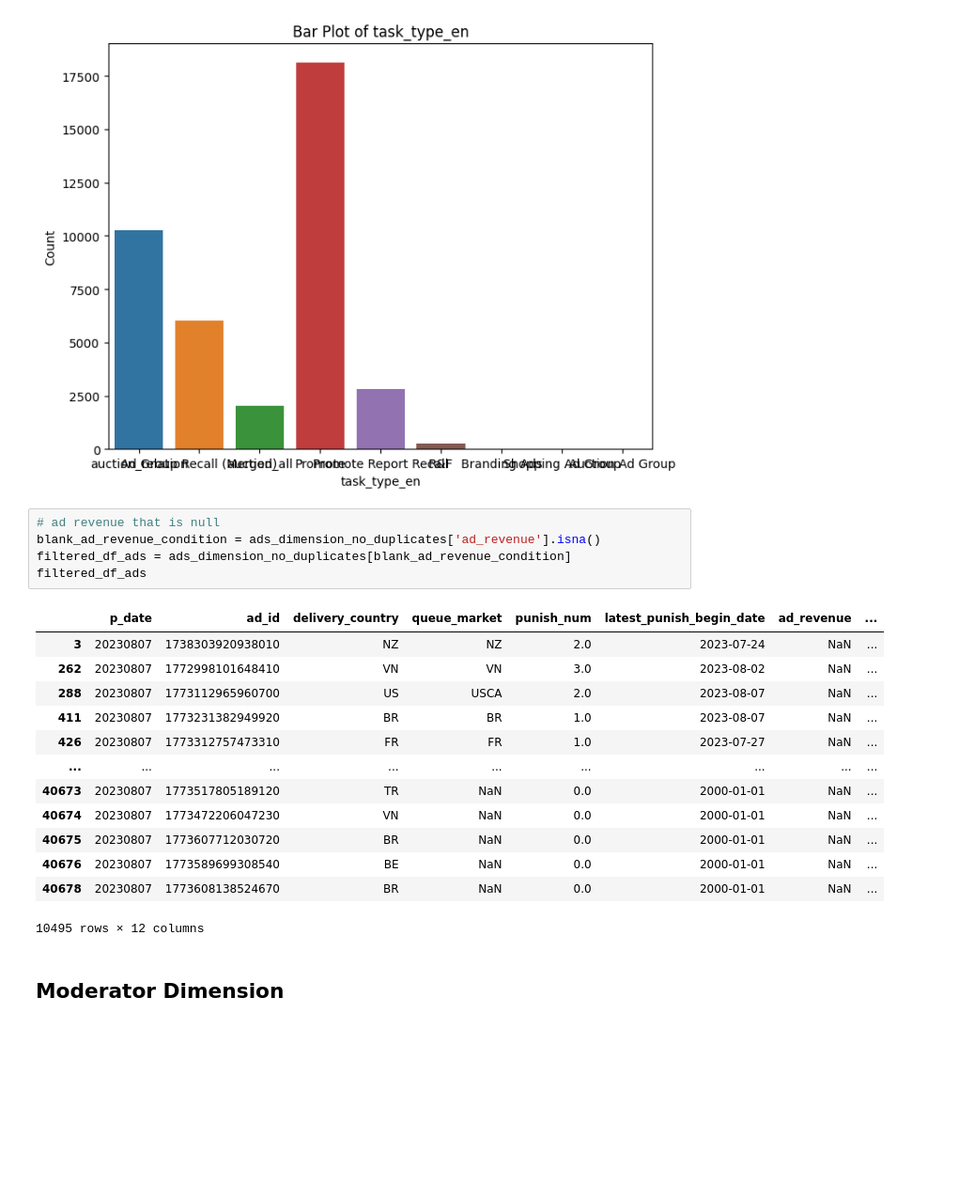
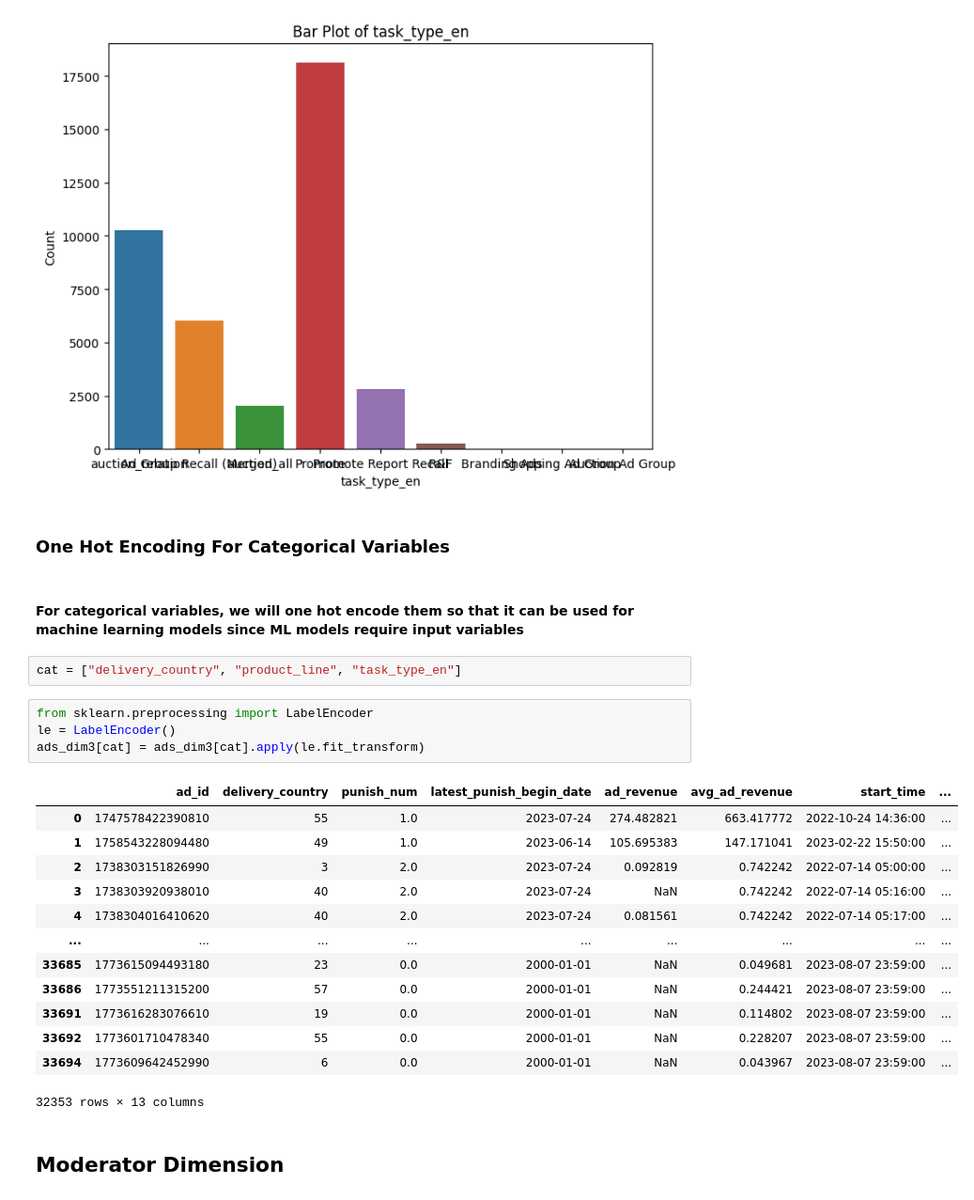
Before and after one commit to Lu-Yi-Fan/Tiktok-hackerthon, a Jupyter notebook: main.ipynb, the cells around one changed output. Shown: that part at 94% size. Drawn from its saved outputs; the diff is of its cells as text; blank space fills up the shorter version.

Commit message:
one hot encoding

```diff
--- a/main.ipynb
+++ b/main.ipynb
@@ -574,25 +571,30 @@ for column in cat_cols:
 [figure]
 [figure]
 [figure]
-# %%
-# ad revenue that is null
-blank_ad_revenue_condition = ads_dimension_no_duplicates['ad_revenue'].isna()
-filtered_df_ads = ads_dimension_no_duplicates[blank_ad_revenue_condition]
-filtered_df_ads
-# %% [output]
-|  | p_date | ad_id | delivery_country | queue_market | punish_num | latest_punish_begin_date | ad_revenue | ... |
-| 3 | 20230807 | 1738303920938010 | NZ | NZ | 2.0 | 2023-07-24 | NaN | ... |
-| 262 | 20230807 | 1772998101648410 | VN | VN | 3.0 | 2023-08-02 | NaN | ... |
-| 288 | 20230807 | 1773112965960700 | US | USCA | 2.0 | 2023-08-07 | NaN | ... |
-| 411 | 20230807 | 1773231382949920 | BR | BR | 1.0 | 2023-08-07 | NaN | ... |
-| 426 | 20230807 | 1773312757473310 | FR | FR | 1.0 | 2023-07-27 | NaN | ... |
-| ... | ... | ... | ... | ... | ... | ... | ... | ... |
-| 40673 | 20230807 | 1773517805189120 | TR | NaN | 0.0 | 2000-01-01 | NaN | ... |
-| 40674 | 20230807 | 1773472206047230 | VN | NaN | 0.0 | 2000-01-01 | NaN | ... |
-| 40675 | 20230807 | 1773607712030720 | BR | NaN | 0.0 | 2000-01-01 | NaN | ... |
-| 40676 | 20230807 | 1773589699308540 | BE | NaN | 0.0 | 2000-01-01 | NaN | ... |
-| 40678 | 20230807 | 1773608138524670 | BR | NaN | 0.0 | 2000-01-01 | NaN | ... |
-10495 rows × 12 columns
+# %% [markdown]
+### One Hot Encoding For Categorical Variables
+# %% [markdown]
+#### For categorical variables, we will one hot encode them so that it can be used for machine learning models since ML models require input variables
+# %%
+cat = ["delivery_country", "product_line", "task_type_en"]
+# %%
+from sklearn.preprocessing import LabelEncoder
+le = LabelEncoder()
+ads_dim3[cat] = ads_dim3[cat].apply(le.fit_transform)
+# %% [output]
+|  | ad_id | delivery_country | punish_num | latest_punish_begin_date | ad_revenue | avg_ad_revenue | start_time | ... |
+| 0 | 1747578422390810 | 55 | 1.0 | 2023-07-24 | 274.482821 | 663.417772 | 2022-10-24 14:36:00 | ... |
+| 1 | 1758543228094480 | 49 | 1.0 | 2023-06-14 | 105.695383 | 147.171041 | 2023-02-22 15:50:00 | ... |
+| 2 | 1738303151826990 | 3 | 2.0 | 2023-07-24 | 0.092819 | 0.742242 | 2022-07-14 05:00:00 | ... |
+| 3 | 1738303920938010 | 40 | 2.0 | 2023-07-24 | NaN | 0.742242 | 2022-07-14 05:16:00 | ... |
+| 4 | 1738304016410620 | 40 | 2.0 | 2023-07-24 | 0.081561 | 0.742242 | 2022-07-14 05:17:00 | ... |
+| ... | ... | ... | ... | ... | ... | ... | ... | ... |
+| 33685 | 1773615094493180 | 23 | 0.0 | 2000-01-01 | NaN | 0.049681 | 2023-08-07 23:59:00 | ... |
+| 33686 | 1773551211315200 | 57 | 0.0 | 2000-01-01 | NaN | 0.244421 | 2023-08-07 23:59:00 | ... |
+| 33691 | 1773616283076610 | 19 | 0.0 | 2000-01-01 | NaN | 0.114802 | 2023-08-07 23:59:00 | ... |
+| 33692 | 1773601710478340 | 55 | 0.0 | 2000-01-01 | NaN | 0.228207 | 2023-08-07 23:59:00 | ... |
+| 33694 | 1773609642452990 | 6 | 0.0 | 2000-01-01 | NaN | 0.043967 | 2023-08-07 23:59:00 | ... |
+32353 rows × 13 columns
 # %% [markdown]
 ## Moderator Dimension
 # %%
```
Also changed, not shown: parts of 1 cell of this notebook.
